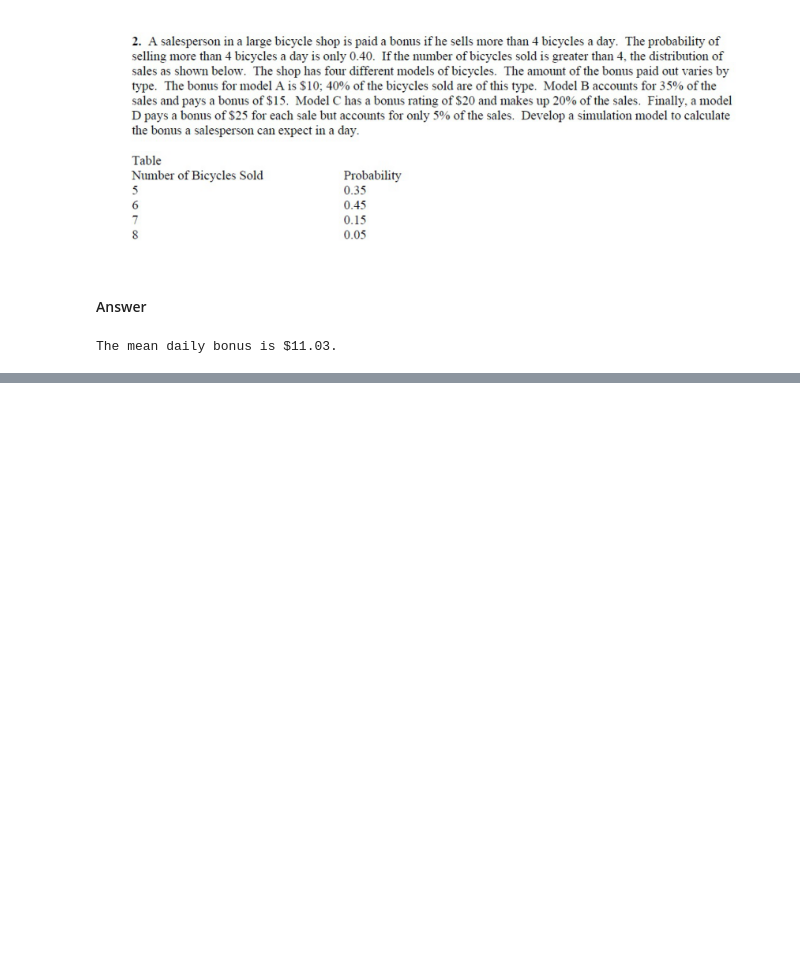
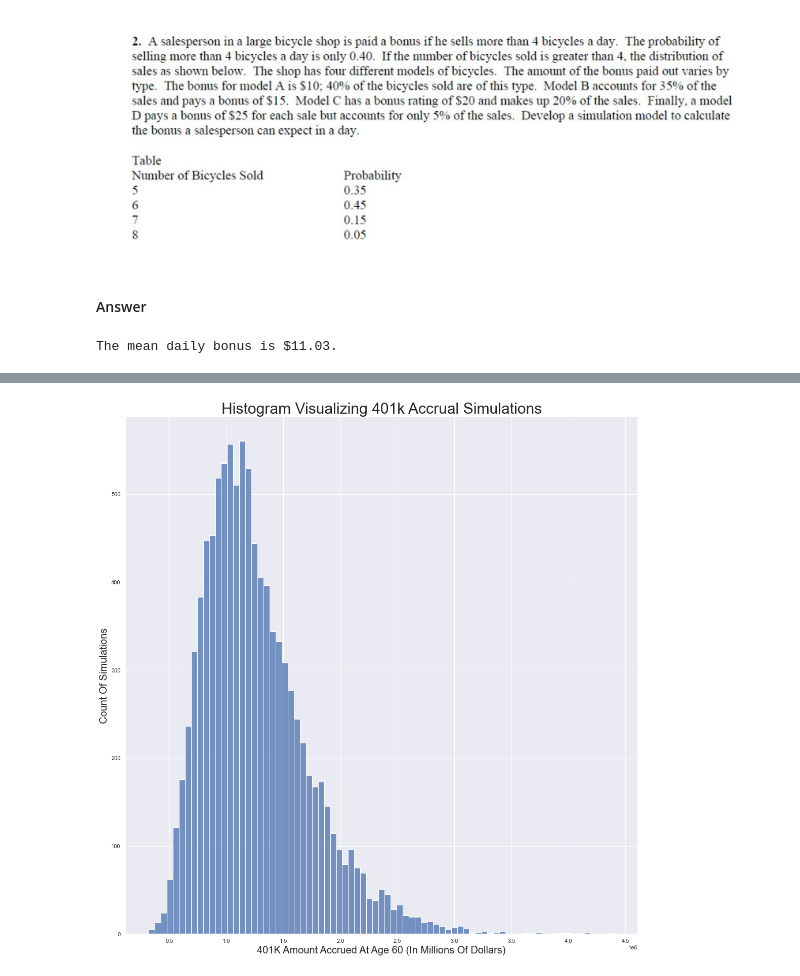
Before and after one commit to Steve-Desilets/Decision-Analytics, a Jupyter notebook: Simulation Methods/Assignment 4 - Simulation/Assignment 4 - Simulation - Supporting Python Code.ipynb, the cells around one changed output, grey strips where cells are left out. Saved outputs shown, nothing was run; the diff lists cells and outputs as text; code cells hidden in the pictures; blank space fills up the shorter version.

```diff
--- a/Simulation Methods/Assignment 4 - Simulation/Assignment 4 - Simulation - Supporting Python Code.ipynb
+++ b/Simulation Methods/Assignment 4 - Simulation/Assignment 4 - Simulation - Supporting Python Code.ipynb
@@ -42,3 +90,20 @@ plt.show()
 [figure]
 # %% [markdown]
 #### Answer
+# %%
+
+n_list = []
+
+for i in range(1, 20):
+    n_list.append(500*i + 500)
+
+for j in n_list:
+    in_circle_list = []
+    print(f"Results When Number Of Trials Equals {j}:")
+    estimatepi(j)
+    print(f" ")
+
+
+
+
+    ################################# I THINK YOUR CIS IN PART B ARE SET UP INCORRECTLY ##############################
@@ -108,0 +204,75 @@ The mean daily bonus is $11.03.
+# %%
+from numpy import random
+import seaborn as sns
+
+
+wealth_accrued_list = []
+
+def retirement_account_simulator(number_of_simulations):
+
+    for i in range(1, number_of_simulations + 1):
+
+        # Simulate random fund annual returns and random annual raises
+        investment_A_returns = list(random.normal(0.0663, 0.1346, 37))
+        investment_B_returns = list(random.normal(0.0989, 0.1528, 37))
+        investment_C_returns = list(random.normal(0.0855, 0.1690, 37))
+        annual_raises = list(random.normal(0.027, 0.004, 37))
+
+        # Calculate Michael's salary in each year
+        annual_salaries = [48000]
+
+        for i in range(0, 36):
+            annual_salaries.append((1+annual_raises[i])*annual_salaries[i])
+
+        # Calculate the annual contributions to each fund in each year
+        annual_A_contributions = []
+        annual_B_contributions = []
+        annual_C_contributions = []
+
+        for i in range(0, 37):
+            annual_A_contributions.append(annual_salaries[i] * 0.06 * 1.5 * 0.5)
+            annual_B_contributions.append(annual_salaries[i] * 0.06 * 1.5 * 0.25)
+            annual_C_contributions.append(annual_salaries[i] * 0.06 * 1.5 * 0.25)
+
+        # Calculate the beginning and end of year 401k values in each fund for the first year (when Michael is 24)
+        start_of_year_A = [annual_A_contributions[0]]
+        start_of_year_B = [annual_B_contributions[0]]
+        start_of_year_C = [annual_C_contributions[0]]
+
+        end_of_year_A = [annual_A_contributions[0] * (1 + investment_A_returns[0])]
+        end_of_year_B = [annual_B_contributions[0] * (1 + investment_B_returns[0])]
+        end_of_year_C = [annual_C_contributions[0] * (1 + investment_C_returns[0])]
+        end_of_year_401ks = [end_of_year_A[0] + end_of_year_B[0] + end_of_year_C[0]]
+
+        # Calculate the beginning and end of year 401k values in each fund for the next 36 years (when Michael is 25 - 60)
+        # Note that we add all of Michael's contributions at the start of the year so that they can fully accrue interest that year
+        # Also, note that we rebalance the portfolio (50% in A, 25% in B, and 25% in C) at the start of each year as well
+        for i in range(1, 37):
+            start_of_year_A.append((end_of_year_401ks[i - 1] * 0.5) + annual_A_contributions[i])
+            start_of_year_B.append((end_of_year_401ks[i - 1] * 0.25) + annual_B_contributions[i])
+            start_of_year_C.append((end_of_year_401ks[i - 1] * 0.25) + annual_C_contributions[i])
+
+            end_of_year_A.append(start_of_year_A[i] * (1 + investment_A_returns[i]))
+            end_of_year_B.append(start_of_year_B[i] * (1 + investment_B_returns[i]))
+            end_of_year_C.append(start_of_year_C[i] * (1 + investment_C_returns[i]))
+
+            end_of_year_401ks.append(end_of_year_A[i] + end_of_year_B[i] + end_of_year_C[i])
+
+        # Find the total wealth accrued in the 401K account at the end of the year when Michael is 60
+        wealth_accrued_list.append(round(end_of_year_401ks[-1],2))
+
+retirement_account_simulator(number_of_simulations = 10000)
+
+mean_401k_ammount = round(mean(wealth_accrued_list),2)
+
+print(f"The mean amount accrued in the 401ks in this simulation study is ${mean_401k_ammount}." )
+
+sns.set_theme(style="darkgrid")
+
+
+sns.displot( wealth_accrued_list, height = 15)
+
+plt.xlabel("401K Amount Accrued At Age 60 (In Millions Of Dollars)", fontsize = 20)
+plt.ylabel("Count Of Simulations", fontsize = 20)
+plt.title("Histogram Visualizing 401k Accrual Simulations", fontsize = 30)
+# %% [output]
@@ -108,0 +281 @@ The mean daily bonus is $11.03.
+[figure, added]
```
Also changed, not shown: parts of 8 cells of this notebook, 1 other file.
